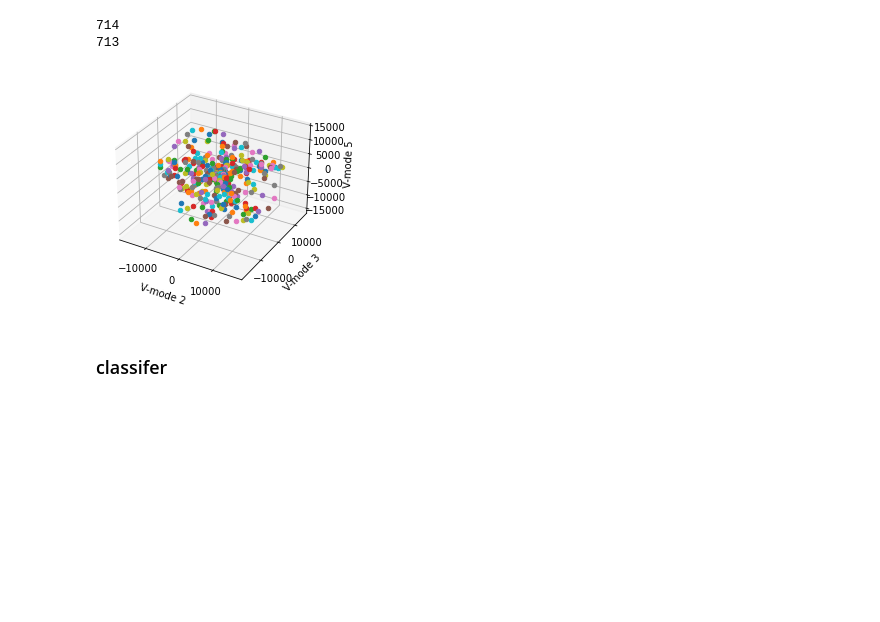
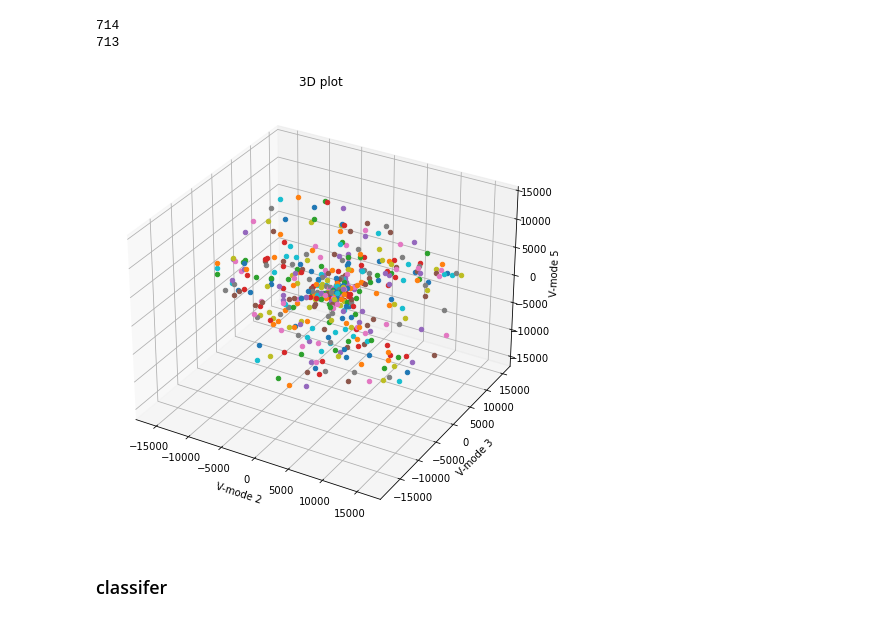
Before and after one commit to ZiwenLi0325/EE399, a Jupyter notebook: hw3/hw3.ipynb, the cells around one changed output. Cells and saved outputs as stored; diff of their text form; code cells hidden in the pictures; blank space fills up the shorter version.

```diff
--- a/hw3/hw3.ipynb
+++ b/hw3/hw3.ipynb
@@ -58,22 +67,25 @@ print(np.linalg.matrix_rank(X))
 # %%
 # Select three V-modes
 V_modes = U[:, [2, 3, 5]]
 
 # Project the digit images onto the selected V-modes
 proj = np.array(X.T @ V_modes)
 
 # Create a 3D plot with digit labels as colors
 fig = plt.figure()
 ax = fig.add_subplot(111, projection='3d')
 for i in range(proj.shape[0]):
     x, y, z = proj[i, :]
     ax.scatter(x, y, z, cmap='viridis')
 ax.set_xlabel('V-mode 2')
 ax.set_ylabel('V-mode 3')
 ax.set_zlabel('V-mode 5')
+plt.title("3D plot")
+plt.gcf().set_size_inches(12, 8)
+plt.savefig("3D_plot.png")
 plt.show()
 # %% [output]
-[figure, old version]
+[figure, new version]
 # %% [markdown]
 ### classifer
 # %% [markdown]
```
Also changed, not shown: parts of 15 cells of this notebook, 6 other files.
